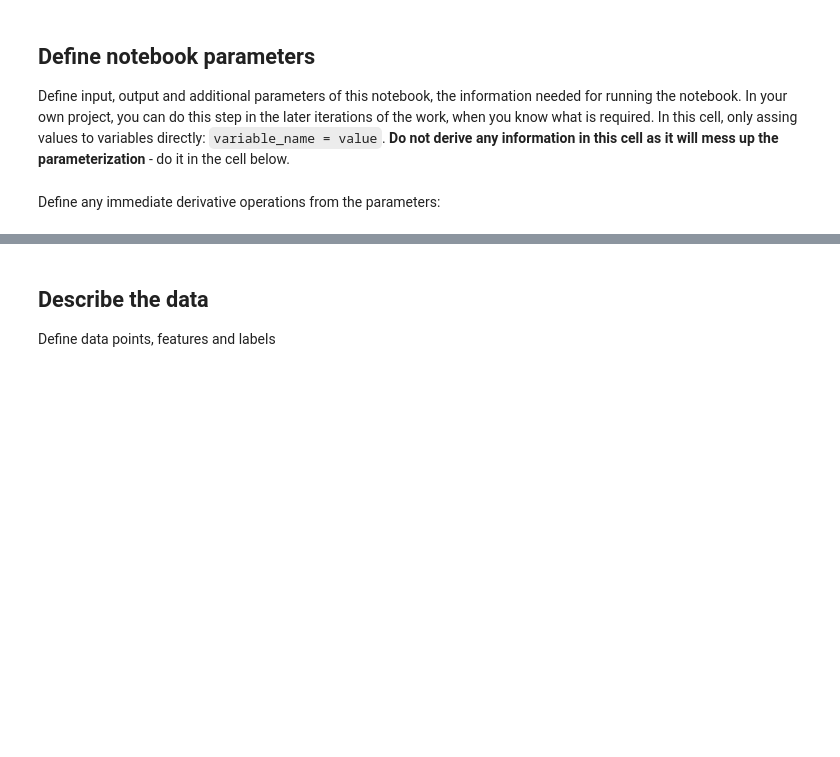
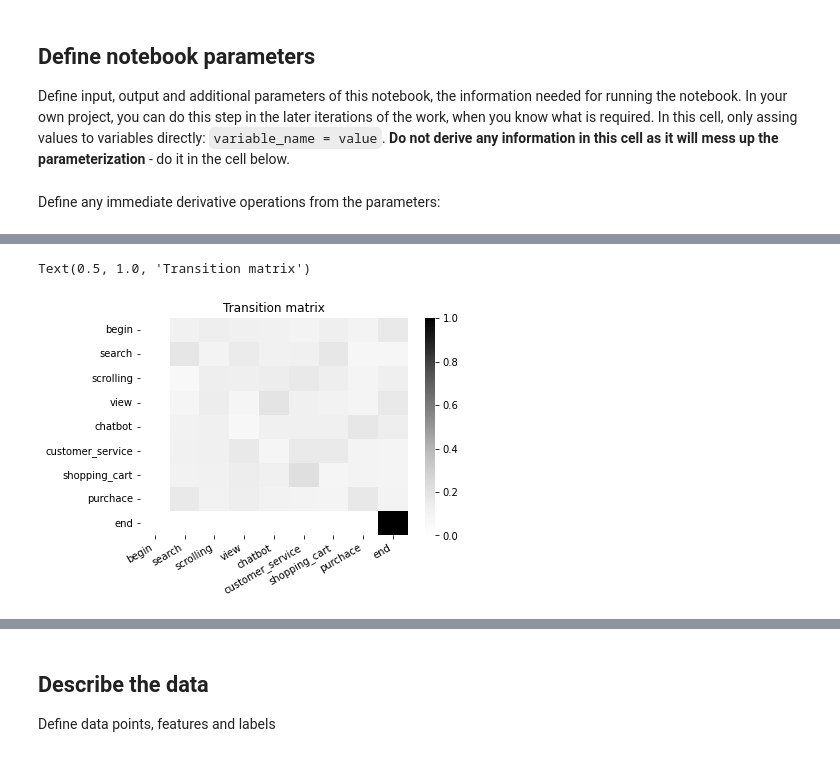
Before and after one commit to City-of-Helsinki/ml_federated_customer_journey, a Jupyter notebook: 00_data.ipynb, the cells around one changed output, grey strips where cells are left out. Cells and saved outputs as stored; diff of their text form; code cells hidden in the pictures; blank space fills up the shorter version.

Commit message:
generate customer path data

```diff
--- a/00_data.ipynb
+++ b/00_data.ipynb
@@ -55,0 +68,38 @@ np.random.seed(seed)
+# %%
+# state space
+S = np.array(
+    [
+        "begin",
+        "search",
+        "scrolling",
+        "view",
+        "chatbot",
+        "customer_service",
+        "shopping_cart",
+        "purchace",
+        "end",
+    ]
+)
+n_states = S.shape[0]
+
+# transition matrix
+# the actual values of the transition matrix do not matter, so we just generate random.
+# the ML algorithms should be able to learn whatever relations
+P = np.hstack(
+    (
+        np.zeros((n_states, 1)),  # cannot reach begin state afterwards
+        softmax(np.random.uniform(size=(n_states, n_states - 1)), axis=1),
+    )
+)  # randomly set other transition states
+P[-1, :] = 0
+P[-1, -1] = 1  # the absorbing state
+
+assert np.count_nonzero(P.sum(axis=0) - 1) == n_states
+# %%
+g = heatmap(P, cmap="Greys")
+g.set_yticklabels(S, rotation=0)
+g.set_xticklabels(S, rotation=30, va="top", ha="right")
+g.set_title("Transition matrix")
+# %% [output]
+Text(0.5, 1.0, 'Transition matrix')
+[figure, added]
```
Also changed, not shown: parts of 17 cells of this notebook.
